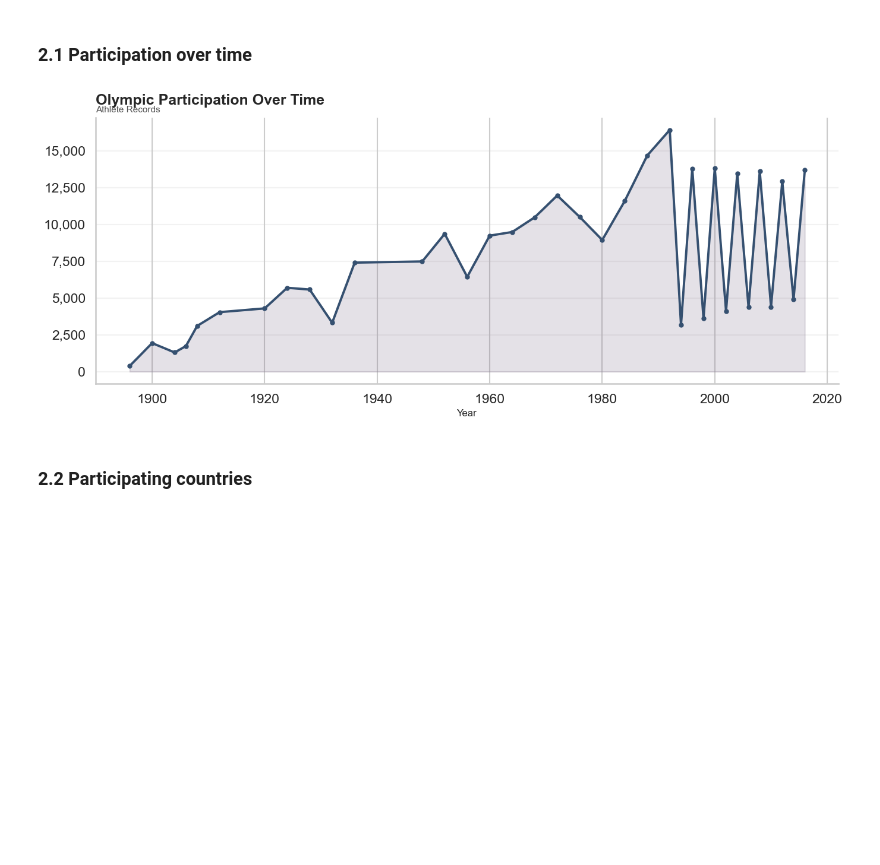
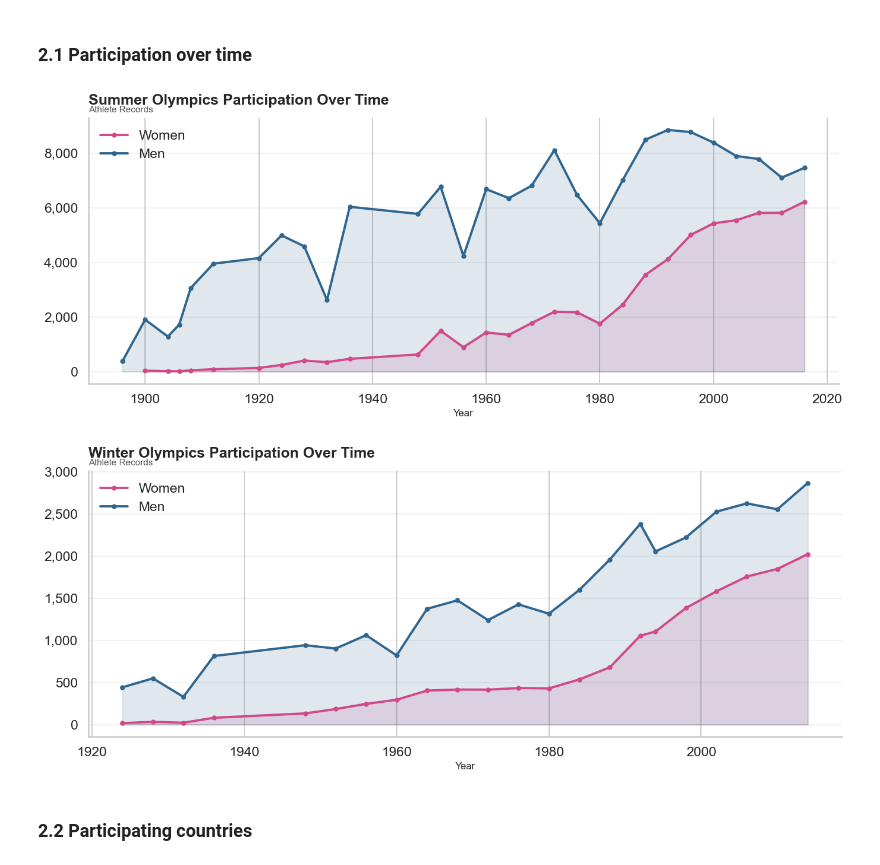
Before and after one commit to com-480-data-visualization/DataRizz, a Jupyter notebook: milestones/milestone1/eda.ipynb, the cells around one changed output. Saved outputs shown, nothing was run; the diff lists cells and outputs as text; code cells hidden in the pictures; blank space fills up the shorter version.

```diff
--- a/milestones/milestone1/eda.ipynb
+++ b/milestones/milestone1/eda.ipynb
@@ -81,33 +72,56 @@ Athlete records: 271116
 # %% [markdown]
 ### 2.1 Participation over time
 # %%
-athletes_per_year = olympics.groupby("year").size().reset_index(name="athletes")
+def plot_participation_by_season(df, season_name):
 
-fig, ax = plt.subplots(figsize=(14, 6))
-ax.plot(
-    athletes_per_year["year"],
-    athletes_per_year["athletes"],
-    color="#355070",
-    linewidth=2.8,
-    marker="o",
-    markersize=5,
-)
-ax.fill_between(
-    athletes_per_year["year"],
-    athletes_per_year["athletes"],
-    color="#6d597a",
-    alpha=0.18,
-)
-polish_axes(
-    ax,
-    "Olympic Participation Over Time",
-    "Athlete Records",
-    "Year",
-)
-ax.yaxis.set_major_formatter(mtick.StrMethodFormatter("{x:,.0f}"))
-plt.tight_layout()
-plt.show()
+    athletes = (
+        df.groupby(["year", "season", "gender"])
+        .size()
+        .reset_index(name="athletes")
+    )
+
+    season_data = athletes[athletes["season"] == season_name]
+
+    fig, ax = plt.subplots(figsize=(14, 6))
+
+    for gender, label in zip(["F", "M"], ["Women", "Men"]):
+
+        data = season_data[season_data["gender"] == gender]
+
+        ax.plot(
+            data["year"],
+            data["athletes"],
+            linewidth=2.8,
+            marker="o",
+            markersize=5,
+            label=label,
+            color=PALETTES["gender"][gender],
+        )
+
+        ax.fill_between(
+            data["year"],
+            data["athletes"],
+            alpha=0.15,
+            color=PALETTES["gender"][gender],
+        )
+
+    polish_axes(
+        ax,
+        f"{season_name} Olympics Participation Over Time",
+        "Athlete Records",
+        "Year",
+    )
+
+    ax.legend()
+    ax.yaxis.set_major_formatter(mtick.StrMethodFormatter("{x:,.0f}"))
+
+    plt.tight_layout()
+    plt.show()
-# %% [output]
-[figure, removed]
+# %%
+plot_participation_by_season(olympics, "Summer")
+plot_participation_by_season(olympics, "Winter")
+# %% [output]
+[figure, added]
+[figure, added]
 # %% [markdown]
 ### 2.2 Participating countries
```
Also changed, not shown: parts of 24 cells of this notebook.
